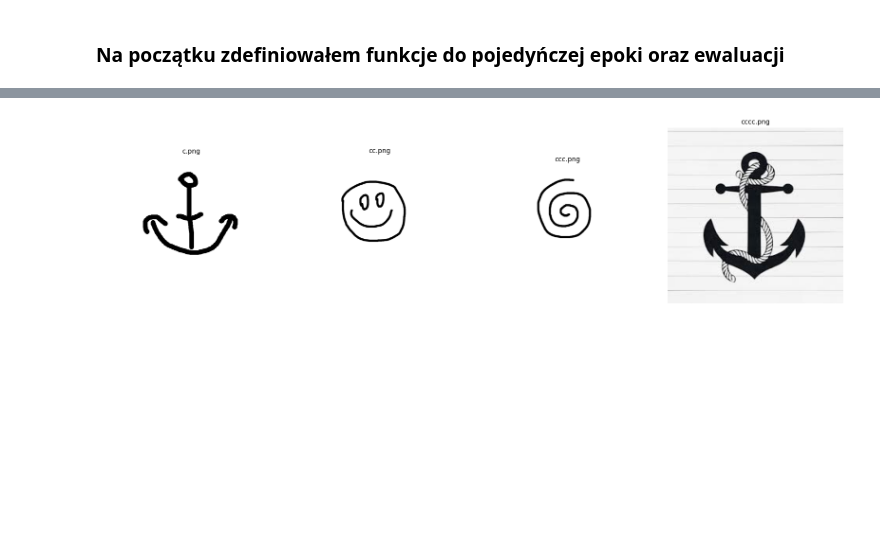
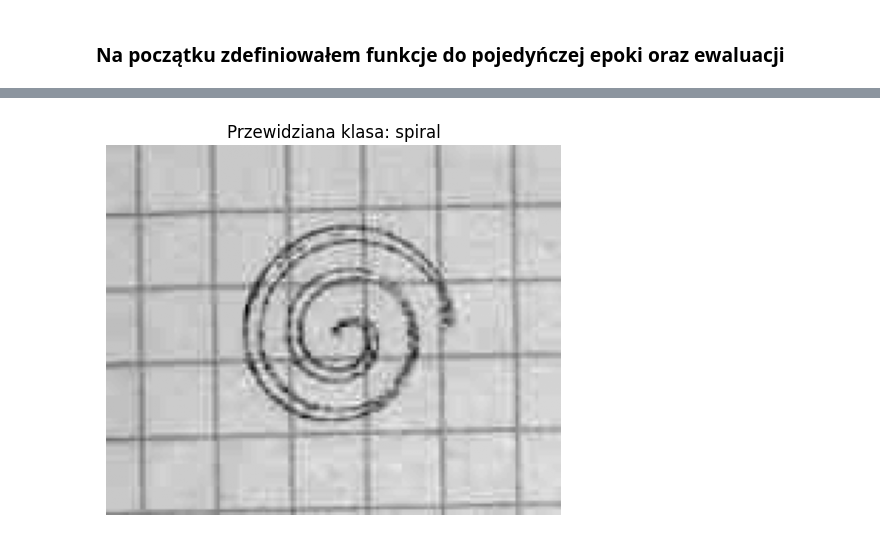
Before and after one commit to Piotr-Wojdas/Solvro-rekrutacja, a Jupyter notebook: model - prezentacja.ipynb, the cells around one changed output, grey strips where cells are left out. Cells and saved outputs as stored; diff of their text form; code cells hidden in the pictures; blank space fills up the shorter version.

```diff
--- a/model - prezentacja.ipynb
+++ b/model - prezentacja.ipynb
@@ -216,7 +232,8 @@ def get_dataloaders(dataset_dir=dataset_dir, batch_size=batch_size, test_size=0.
     transforms.ElasticTransform(alpha=50.0, sigma=5.0),
     transforms.ColorJitter(brightness=0.4, contrast=0.4),
     transforms.ToTensor(),
-    transforms.Lambda(lambda x: (x > 0.5).float()),
+    transforms.Lambda(lambda x: (x > 0.65).float()),
+    transforms.Lambda(apply_morphological_ops),
     transforms.Normalize((0.5,), (0.5,))
 ])
 
@@ -224,7 +241,8 @@ def get_dataloaders(dataset_dir=dataset_dir, batch_size=batch_size, test_size=0.
     transforms.Resize((img_height, img_width)),
     transforms.Lambda(remove_grid_fft),
     transforms.ToTensor(),
-    transforms.Lambda(lambda x: (x > 0.5).float()),
+    transforms.Lambda(lambda x: (x > 0.65).float()),
+    transforms.Lambda(apply_morphological_ops),
     transforms.Normalize((0.5,), (0.5,))
 ])
 
@@ -374,7 +392,7 @@ import seaborn as sns
 import matplotlib.pyplot as plt
 
 epochs = 100
-patience = 10
+patience = 20
 learning_rate = 0.001
 
 train_loader, val_loader, test_loader, class_names = get_dataloaders()
@@ -393,14 +411,13 @@ for epoch in range(epochs):
     train_loss, train_acc = train_one_epoch(model, train_loader, criterion, optimizer, device)
     val_loss, val_acc, _, _= evaluate(model, val_loader, criterion, device)
 
-    print(f"Epoka [{epoch+1}/{epochs}] | "
-            f"Strata treningowa: {train_loss:.4f}, Dokładność treningowa: {train_acc:.4f} | "
-            f"Strata walidacyjna: {val_loss:.4f}, Dokładność walidacyjna: {val_acc:.4f}")
-
     # early stopping na najlepszym modelu
     if val_acc > best_val_accuracy:
         best_val_accuracy = val_acc
         torch.save(model.state_dict(), best_model_path)
+        print(f"Epoka [{epoch+1}/{epochs}] | "
+            f"Strata treningowa: {train_loss:.4f}, Dokładność treningowa: {train_acc:.4f} | "
+            f"Strata walidacyjna: {val_loss:.4f}, Dokładność walidacyjna: {val_acc:.4f}")
         print(f"Zapisano nowy najlepszy model z dokładnością: {best_val_accuracy:.4f}")
         epochs_no_improve = 0
     else:
@@ -459,35 +476,55 @@ wykonałem 3 rysunki w paincie, oraz jeden pobrałem z internetu, zobaczmy czy w
 # %%
-# wyświetlenie tych zdjęc z markdowna mi nie działało nwm dlaczego xddd
-import os
-import matplotlib.pyplot as plt
-from PIL import Image
+# Ścieżki
+model_path = "temp_model.pth"   # zapisałem sobie jeden z lepszych modeli jaki narazie wyszedł, best_model.pth to model najnowszy do testowania i poprawiania
+new_images_dir = "new_images"
 
-# Ścieżka do folderu z nowymi obrazkami
-new_images_dir = 'new_images'
+# Transformacje
+transform = transforms.Compose([
+    transforms.Resize((img_height, img_width)),
+    transforms.Lambda(remove_grid_fft),
+    transforms.ToTensor(),
+    transforms.Lambda(lambda x: (x > 0.5).float()),
+    transforms.Normalize((0.5,), (0.5,))
+])
+
+# Pobieramy nazwy klas
+try:
+    temp_dataset = SymbolDataset(root_dir=dataset_dir)
+    class_names = temp_dataset.classes
+except Exception:
+    class_names = sorted([d for d in os.listdir(dataset_dir) if os.path.isdir(os.path.join(dataset_dir, d))])
 
 
-# Pobranie listy plików z obrazkami (tylko .png, .jpg, .jpeg)
-image_files = sorted([f for f in os.listdir(new_images_dir) if f.lower().endswith(('.png', '.jpg', '.jpeg'))])
+def classify_and_display_images(images_dir, model_path):
+    device = torch.device("cuda" if torch.cuda.is_available() else "cpu")
+    model = SimpleCNN(num_classes=num_classes).to(device)
+    model.load_state_dict(torch.load(model_path, map_location=device))
+    model.eval()
 
+    image_files = [f for f in os.listdir(images_dir) if f.lower().endswith(('.png', '.jpg', '.jpeg'))]
 
-# Utworzenie siatki do wyświetlenia obrazków
-num_images = len(image_files)
-# Ustawienie rozmiaru figury dynamicznie
-fig, axs = plt.subplots(1, num_images, figsize=(4 * num_images, 4))
+    for image_name in image_files:
+        image_path = os.path.join(images_dir, image_name)
 
-# Jeśli jest tylko jeden obrazek, axs nie jest listą, więc to naprawiamy
-if num_images == 1:
-    axs = [axs]
+        # Otwieranie i transformacja obrazu
+        img_for_display = Image.open(image_path)
+        img_for_model = img_for_display.convert("L")
+        transformed_img = transform(img_for_model)
+        image_batch = transformed_img.unsqueeze(0).to(device)
 
-# Wyświetlenie każdego obrazka
-for i, img_file in enumerate(image_files):
-    img_path = os.path.join(new_images_dir, img_file)
-    img = Image.open(img_path)
-    axs[i].imshow(img)
-    axs[i].set_title(img_file, fontsize=10)
-    axs[i].axis('off')
+        # Predykcja
+        with torch.no_grad():
+            output = model(image_batch)
+            _, predicted_idx = torch.max(output, 1)
+            predicted_class = class_names[predicted_idx.item()]
 
-plt.tight_layout()
-plt.show()
+        # Wyświetlanie wyniku
+        plt.figure()
+        plt.imshow(img_for_display,cmap='gray')
+        plt.title(f"Przewidziana klasa: {predicted_class}")
+        plt.axis('off')
+        plt.show()
+
+classify_and_display_images(new_images_dir, model_path)
 # %% [output]
-[figure, old version]
+[figure, new version]
```
Also changed, not shown: parts of 14 cells of this notebook, 15 other files.
